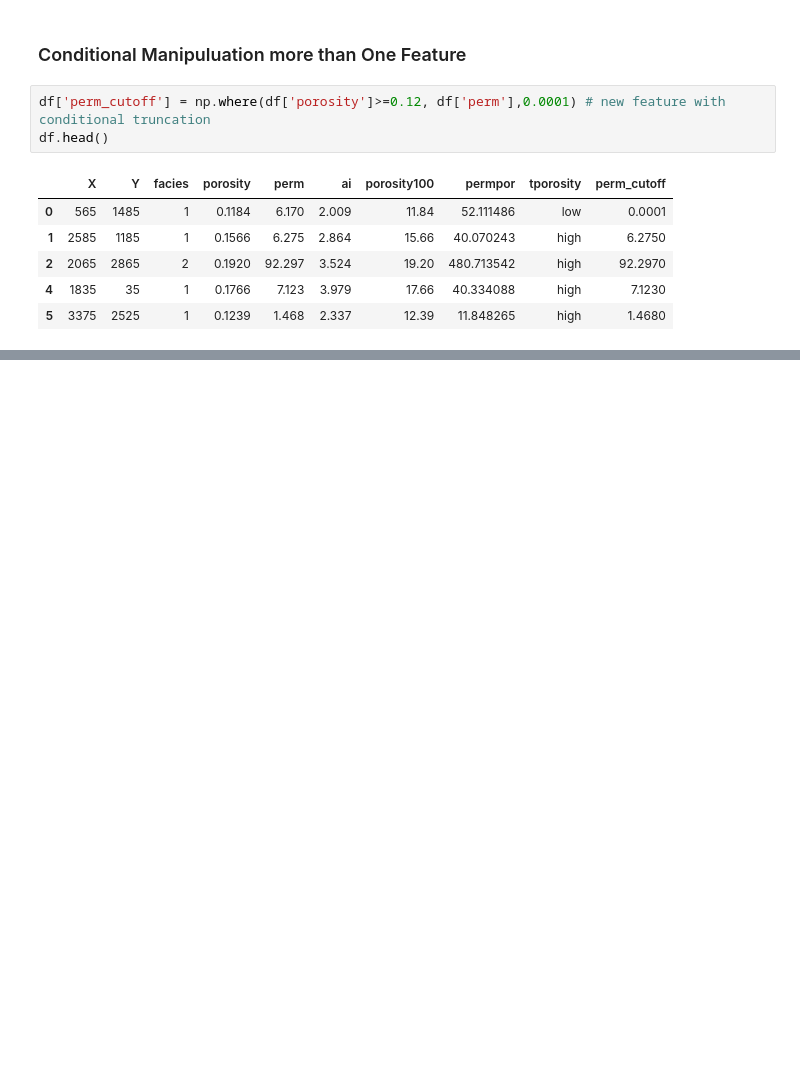
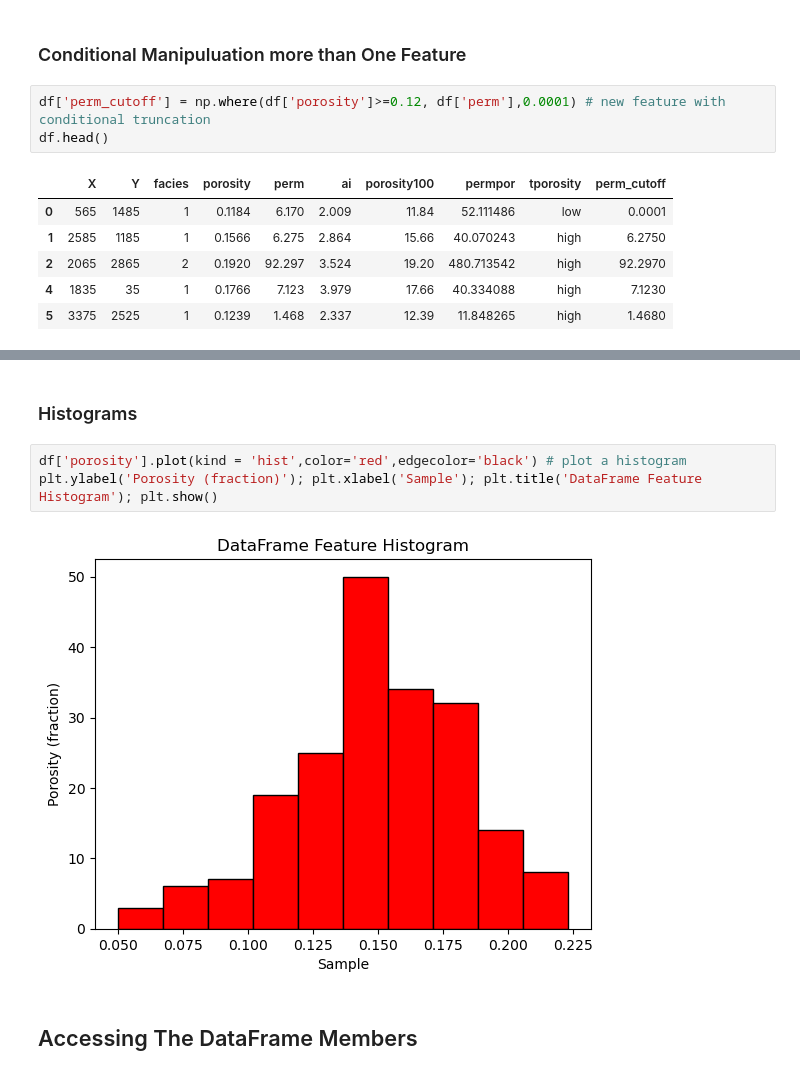
Before and after one commit to htetaunglynn94/youtube, a Jupyter notebook: ds_basic_python/exercise/1. python_basic_dataframe.ipynb, the cells around one changed output, grey strips where cells are left out. Saved outputs shown, nothing was run; the diff lists cells and outputs as text; blank space fills up the shorter version.

```diff
--- a/ds_basic_python/exercise/1. python_basic_dataframe.ipynb
+++ b/ds_basic_python/exercise/1. python_basic_dataframe.ipynb
@@ -176,0 +233,9 @@ df.head()
+# %% [markdown]
+### Histograms
+# %%
+df['porosity'].plot(kind = 'hist',color='red',edgecolor='black') # plot a histogram
+plt.ylabel('Porosity (fraction)'); plt.xlabel('Sample'); plt.title('DataFrame Feature Histogram'); plt.show()
+# %% [output]
+[figure, added]
+# %% [markdown]
+## Accessing The DataFrame Members
```
Also changed, not shown: parts of 23 cells of this notebook, 1 other file.
